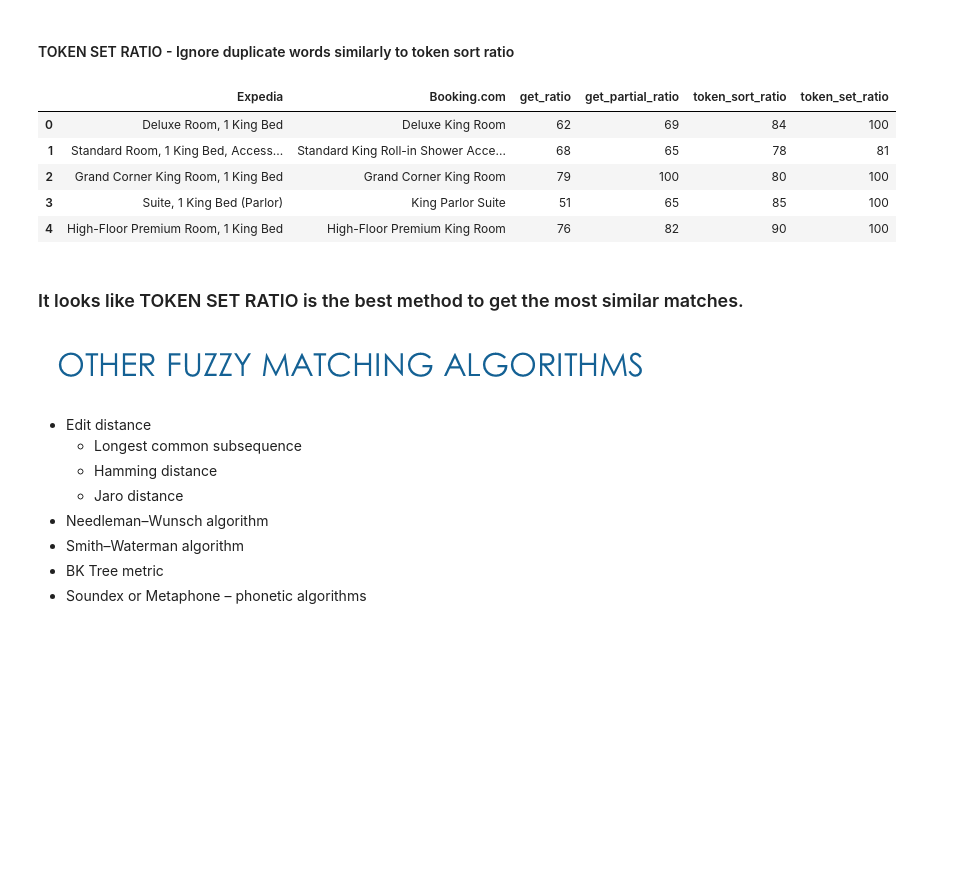
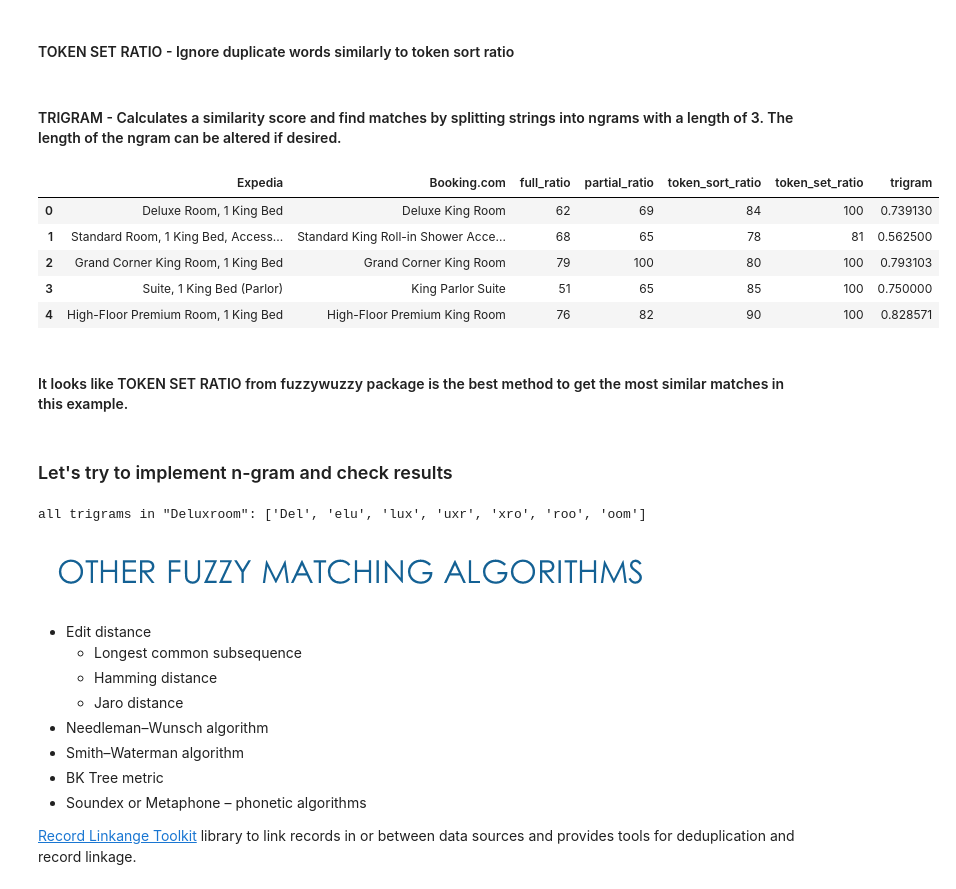
Before and after one commit to madhurima-nath/nlp_fuzzy_match_algorithms, a Jupyter notebook: fuzzy matching algorithm.ipynb, the cells around one changed output. Drawn from its saved outputs; the diff is of its cells as text; code cells hidden in the pictures; blank space fills up the shorter version.

```diff
--- a/fuzzy matching algorithm.ipynb
+++ b/fuzzy matching algorithm.ipynb
@@ -329,18 +469,35 @@ def get_token_set_ratio(row):
     col2 = row['Booking.com']
 
     return fuzz.token_set_ratio(col1, col2)
+# %% [markdown]
+#### TRIGRAM - Calculates a similarity score and find matches by splitting strings into ngrams with a length of 3. The length of the ngram can be altered if desired.
+# %%
+def get_trigram_value(row):
+
+    '''function to compare the values in each row
+    for the two columns in the same dataframeand
+    return the ratio for string similarity by
+    ignoring duplicate words and word order'''
+
+    col1 = row['Expedia']
+    col2 = row['Booking.com']
+
+    return algorithims.trigram(col1, col2)
 # %%
-df['get_ratio'] = df.apply(get_ratio, axis=1)
-df['get_partial_ratio'] = df.apply(get_partial_ratio, axis=1)
+df['full_ratio'] = df.apply(get_ratio, axis=1)
+df['partial_ratio'] = df.apply(get_partial_ratio, axis=1)
 df['token_sort_ratio'] = df.apply(get_token_sort_ratio, axis=1)
 df['token_set_ratio'] = df.apply(get_token_set_ratio, axis=1)
+df['trigram'] = df.apply(get_trigram_value, axis=1)
 df.head()
 # %% [output]
-|  | Expedia | Booking.com | get_ratio | get_partial_ratio | token_sort_ratio | token_set_ratio |
-| 0 | Deluxe Room, 1 King Bed | Deluxe King Room | 62 | 69 | 84 | 100 |
-| 1 | Standard Room, 1 King Bed, Access... | Standard King Roll-in Shower Acce... | 68 | 65 | 78 | 81 |
-| 2 | Grand Corner King Room, 1 King Bed | Grand Corner King Room | 79 | 100 | 80 | 100 |
-| 3 | Suite, 1 King Bed (Parlor) | King Parlor Suite | 51 | 65 | 85 | 100 |
-| 4 | High-Floor Premium Room, 1 King Bed | High-Floor Premium King Room | 76 | 82 | 90 | 100 |
+|  | Expedia | Booking.com | full_ratio | partial_ratio | token_sort_ratio | token_set_ratio | trigram |
+| 0 | Deluxe Room, 1 King Bed | Deluxe King Room | 62 | 69 | 84 | 100 | 0.739130 |
+| 1 | Standard Room, 1 King Bed, Access... | Standard King Roll-in Shower Acce... | 68 | 65 | 78 | 81 | 0.562500 |
+| 2 | Grand Corner King Room, 1 King Bed | Grand Corner King Room | 79 | 100 | 80 | 100 | 0.793103 |
+| 3 | Suite, 1 King Bed (Parlor) | King Parlor Suite | 51 | 65 | 85 | 100 | 0.750000 |
+| 4 | High-Floor Premium Room, 1 King Bed | High-Floor Premium King Room | 76 | 82 | 90 | 100 | 0.828571 |
 # %% [markdown]
-###  It looks like TOKEN SET RATIO is the best method to get the most similar matches.
+####  It looks like TOKEN SET RATIO from fuzzywuzzy package is the best method to get the most similar matches in this example.
+# %% [markdown]
+### Let's try to implement n-gram and check results
@@ -347,3 +516,7 @@ df.head()
+# %%
+print('all trigrams in "Deluxroom":', get_ngrams('Delux-room'))
+# %% [output]
+all trigrams in "Deluxroom": ['Del', 'elu', 'lux', 'uxr', 'xro', 'roo', 'oom']
 # %% [markdown]
 ![image.png](attachment:fda7874a-b7b2-484e-b187-397b35c93cd6.png)
 
@@ -355,6 +528,8 @@ df.head()
 - Smith–Waterman algorithm
 - BK Tree metric
 - Soundex or Metaphone – phonetic algorithms
+
+[Record Linkange Toolkit](https://recordlinkage.readthedocs.io/en/latest/about.html) library to link records in or between data sources and provides tools for deduplication and record linkage.
 # %% [markdown]
 # REFERENCES
 1. [Levenshtein, Vladimir I. "Binary codes capable of correcting deletions, insertions, and reversals." In Soviet physics doklady, vol. 10, no. 8, pp. 707-710. 1966.](https://nymity.ch/sybilhunting/pdf/Levenshtein1966a.pdf)
```
Also changed, not shown: parts of 15 cells of this notebook.
